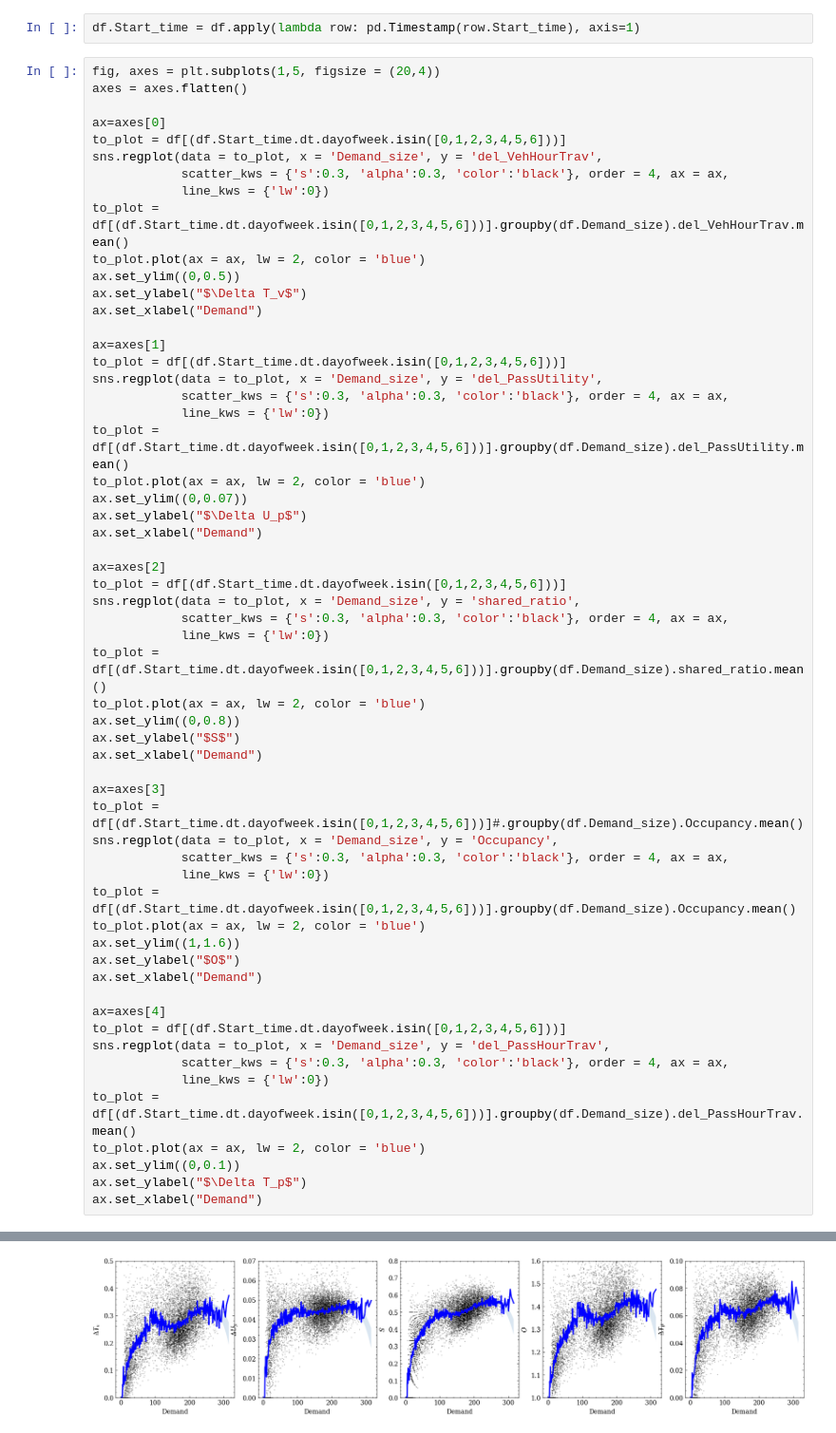
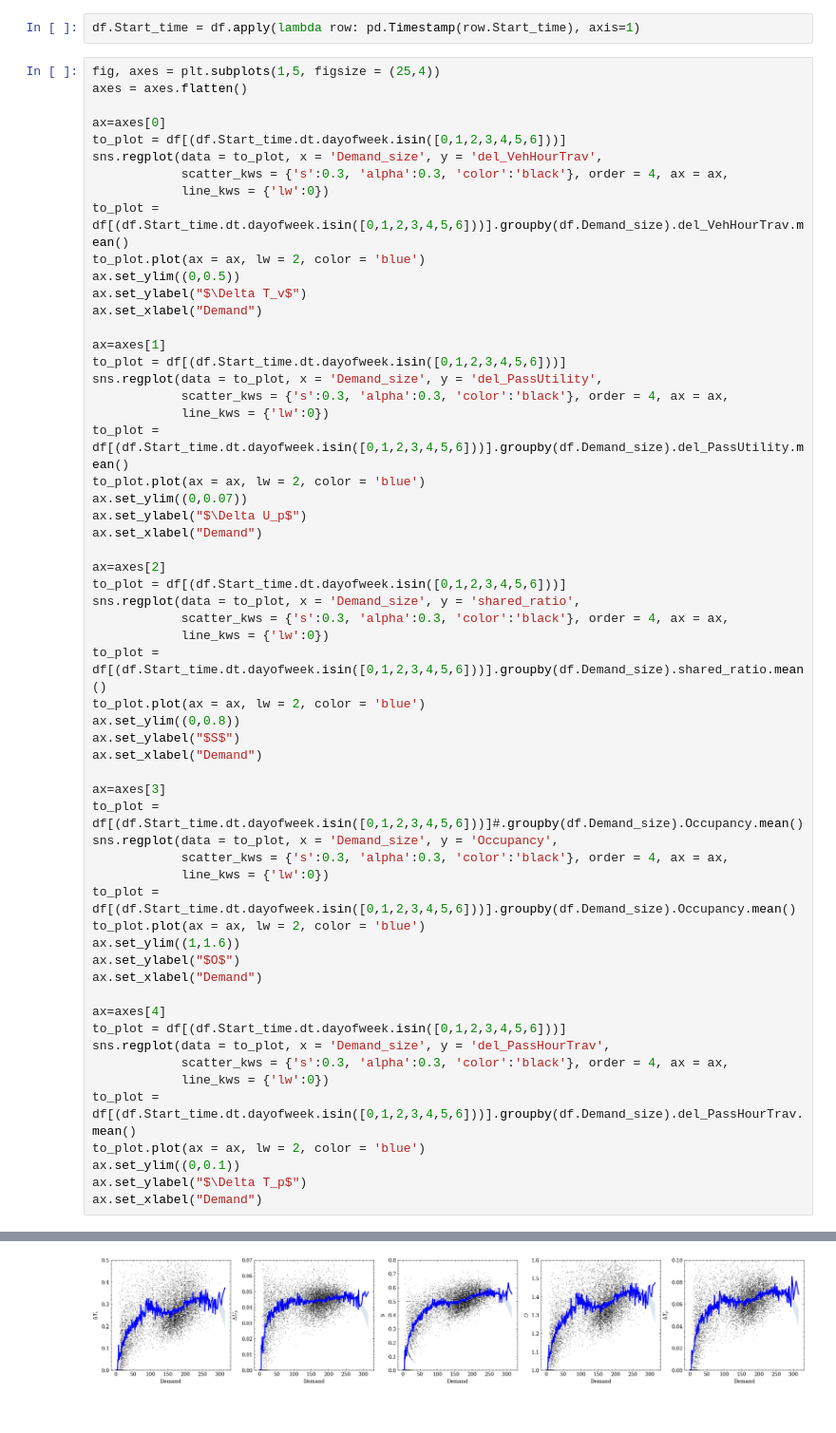
Before and after one commit to OlhaShulikaUJ/ExMAS-plotting, a Jupyter notebook: NYC KPI DA.ipynb, the cells around one changed output, grey strips where cells are left out. Shown at 95% size. Saved outputs shown, nothing was run; the diff lists cells and outputs as text.

```diff
--- a/NYC KPI DA.ipynb
+++ b/NYC KPI DA.ipynb
@@ -32,7 +32,7 @@ df['Occupancy']=df['PassHourTrav']/df['VehHourTrav']
 # %%
 df.Start_time = df.apply(lambda row: pd.Timestamp(row.Start_time), axis=1)
 # %%
-fig, axes = plt.subplots(1,5, figsize = (20,4))
+fig, axes = plt.subplots(1,5, figsize = (25,4))
 axes = axes.flatten()
 
 ax=axes[0]
@@ -64,31 +64,31 @@ sns.regplot(data = to_plot, x = 'Demand_size', y = 'shared_ratio',
             line_kws = {'lw':0})
 to_plot = df[(df.Start_time.dt.dayofweek.isin([0,1,2,3,4,5,6]))].groupby(df.Demand_size).shared_ratio.mean()
 to_plot.plot(ax = ax, lw = 2, color = 'blue')
 ax.set_ylim((0,0.8))
 ax.set_ylabel("$S$")
 ax.set_xlabel("Demand")
 
 ax=axes[3]
 to_plot = df[(df.Start_time.dt.dayofweek.isin([0,1,2,3,4,5,6]))]#.groupby(df.Demand_size).Occupancy.mean()
 sns.regplot(data = to_plot, x = 'Demand_size', y = 'Occupancy',
             scatter_kws = {'s':0.3, 'alpha':0.3, 'color':'black'}, order = 4, ax = ax,
             line_kws = {'lw':0})
 to_plot = df[(df.Start_time.dt.dayofweek.isin([0,1,2,3,4,5,6]))].groupby(df.Demand_size).Occupancy.mean()
 to_plot.plot(ax = ax, lw = 2, color = 'blue')
 ax.set_ylim((1,1.6))
 ax.set_ylabel("$O$")
 ax.set_xlabel("Demand")
 
 ax=axes[4]
 to_plot = df[(df.Start_time.dt.dayofweek.isin([0,1,2,3,4,5,6]))]
 sns.regplot(data = to_plot, x = 'Demand_size', y = 'del_PassHourTrav',
             scatter_kws = {'s':0.3, 'alpha':0.3, 'color':'black'}, order = 4, ax = ax,
             line_kws = {'lw':0})
 to_plot = df[(df.Start_time.dt.dayofweek.isin([0,1,2,3,4,5,6]))].groupby(df.Demand_size).del_PassHourTrav.mean()
 to_plot.plot(ax = ax, lw = 2, color = 'blue')
 ax.set_ylim((0,0.1))
 ax.set_ylabel("$\Delta T_p$")
 ax.set_xlabel("Demand")
 # %% [output]
 Text(0.5, 0, 'Demand')
-[figure, old version]
+[figure, new version]
```
